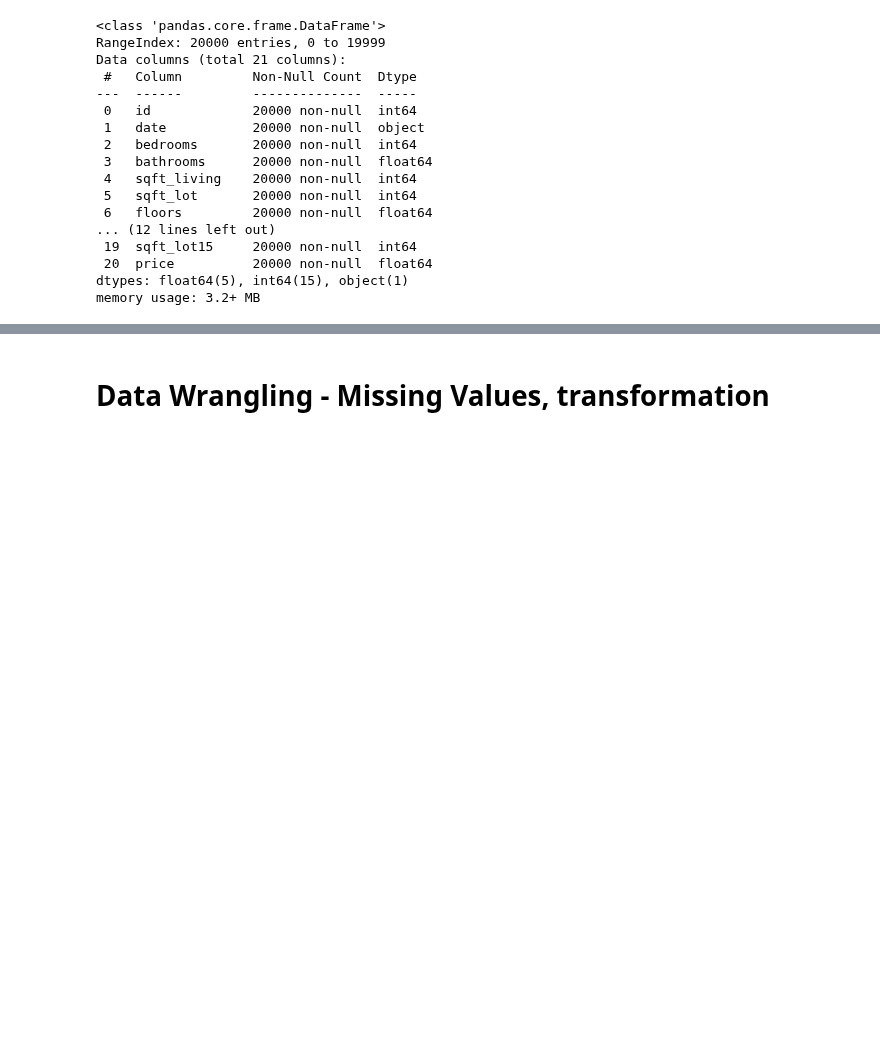
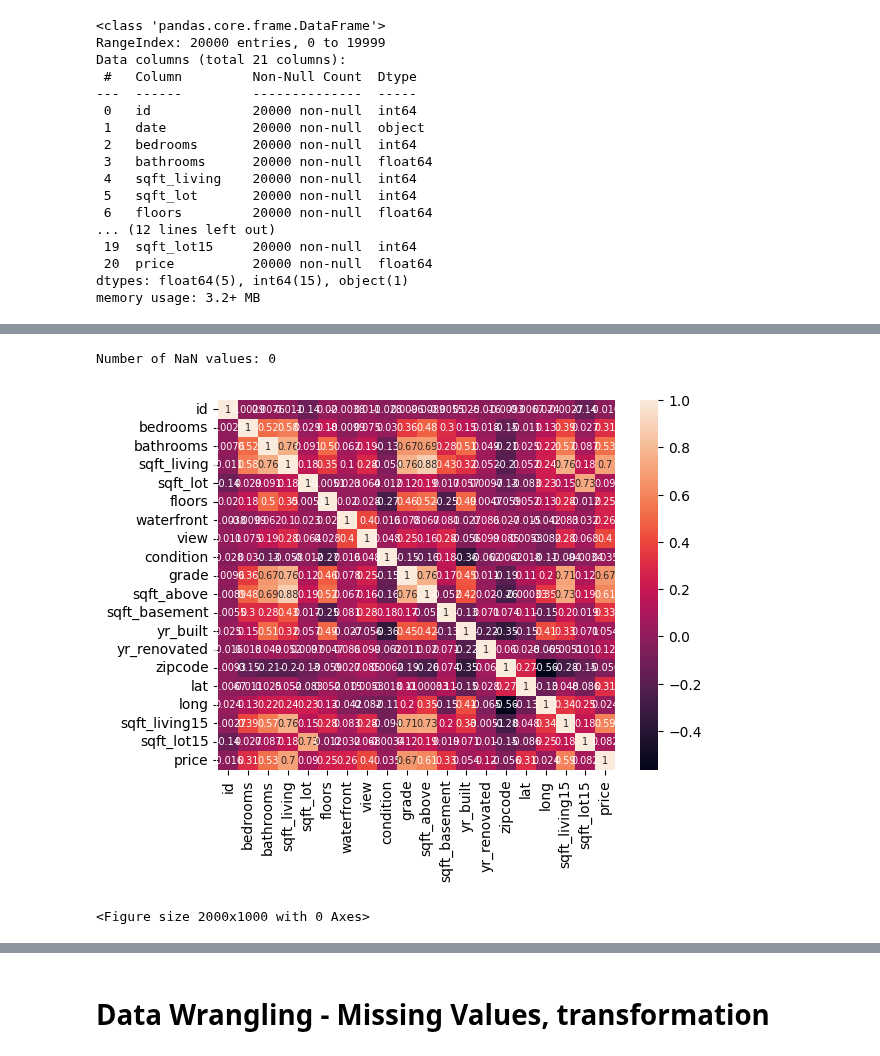
Before and after one commit to josegabrielguerrero26/CSE450-machinelearning, a Jupyter notebook: project2/starter_housing.ipynb, the cells around one changed output, grey strips where cells are left out. Saved outputs shown, nothing was run; the diff lists cells and outputs as text; code cells hidden in the pictures; blank space fills up the shorter version.

```diff
--- a/project2/starter_housing.ipynb
+++ b/project2/starter_housing.ipynb
@@ -148,0 +166,18 @@ memory usage: 3.2+ MB
+# %%
+
+#nun values
+nan_count = dfh.isnull().sum().sum()
+print('Number of NaN values:', nan_count)
+# %% [output]
+Number of NaN values: 0
+# %%
+
+corrMatrix = dfh.corr()
+sns.heatmap(corrMatrix, annot=True, annot_kws={"size": 7})
+plt.figure(figsize=(20, 10))
+plt.show()
+
+corrMatrix
+# %% [output]
+[figure, added]
+<Figure size 2000x1000 with 0 Axes>
```
Also changed, not shown: parts of 4 cells of this notebook.
